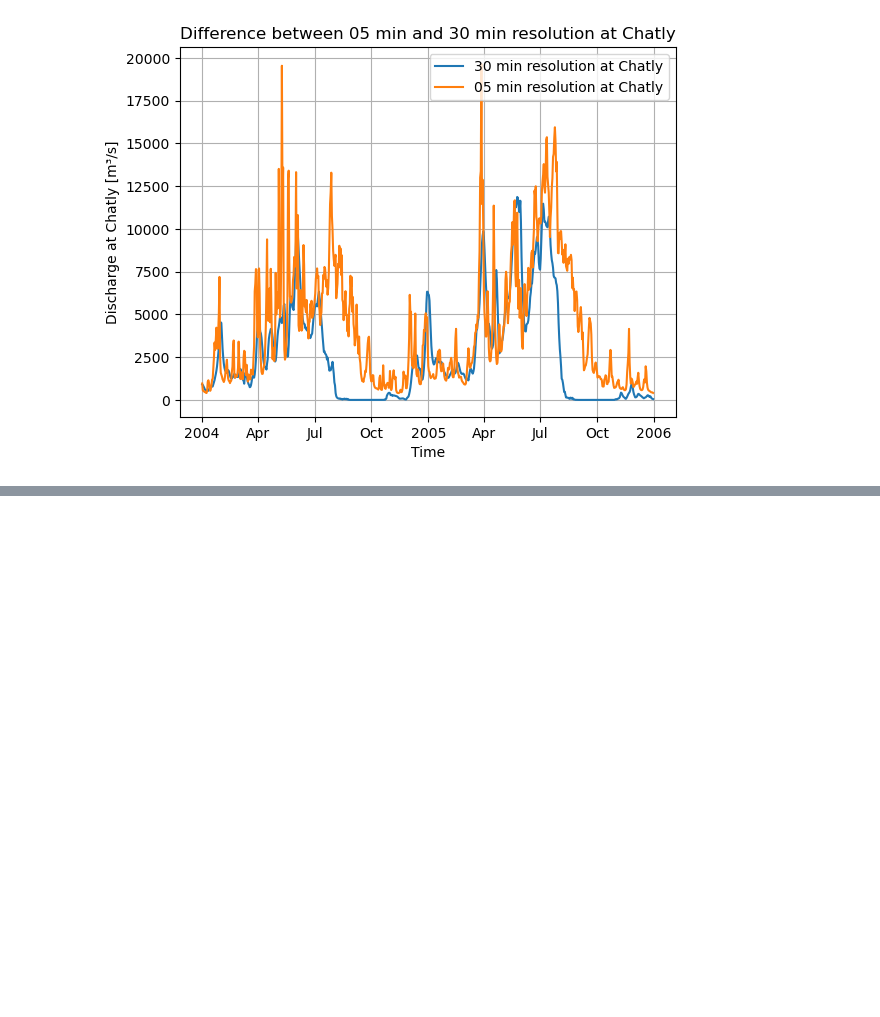
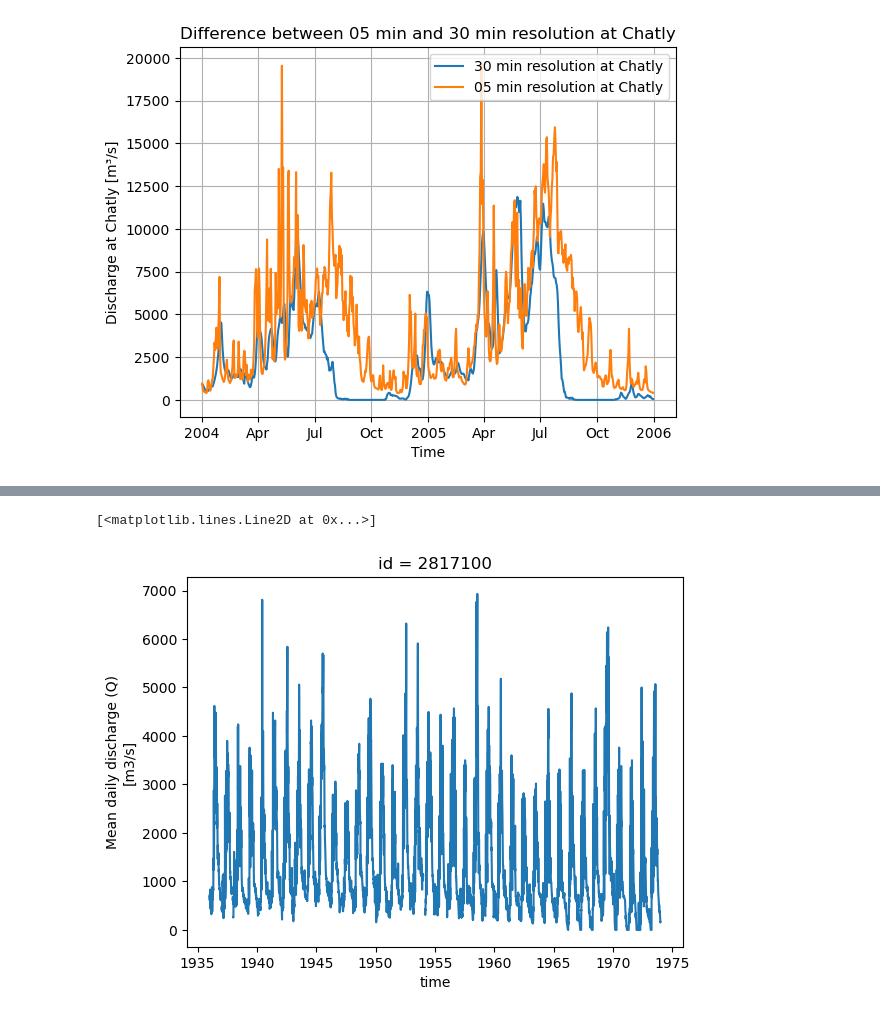
Before and after one commit to andrevdv/MSc_AralSea, a Jupyter notebook: book/thesis_projects/MSc/2025_Q1_AndreVanDerVeen_CEG/work_in_progress/Comparison/plot_comparison.ipynb, the cells around one changed output, grey strips where cells are left out. Drawn from its saved outputs; the diff is of its cells as text; code cells hidden in the pictures; blank space fills up the shorter version.

Commit message:
some more graphs

```diff
--- a/book/thesis_projects/MSc/2025_Q1_AndreVanDerVeen_CEG/work_in_progress/Comparison/plot_comparison.ipynb
+++ b/book/thesis_projects/MSc/2025_Q1_AndreVanDerVeen_CEG/work_in_progress/Comparison/plot_comparison.ipynb
@@ -153,3 +153,11 @@ plt.grid(True)
 plt.show()
 # %% [output]
 [figure]
+# %%
+from ewatercycle.observation.grdc import get_grdc_data
+
+ds = get_grdc_data(2817100,
+                   '1900-01-01T00:00Z',
+                   '2001-01-01T00:00Z',
+                   data_home='/home/avandervee3/MSc_AralSea/book/thesis_projects/MSc/2025_Q1_AndreVanDerVeen_CEG/work_in_progress/Test_Aral/')
+ds
@@ -155,0 +182,6 @@ plt.show()
+# %%
+#results.loc['Kerki'].plot(label = 'PCR-GLOBWB Kerki')
+ds['streamflow'].sel(time=slice('1900', '2000')).plot(label='GRDC Kerki')
+# %% [output]
+[<matplotlib.lines.Line2D at 0x...>]
+[figure, added]
```
Also changed, not shown: parts of 1 cell of this notebook.
